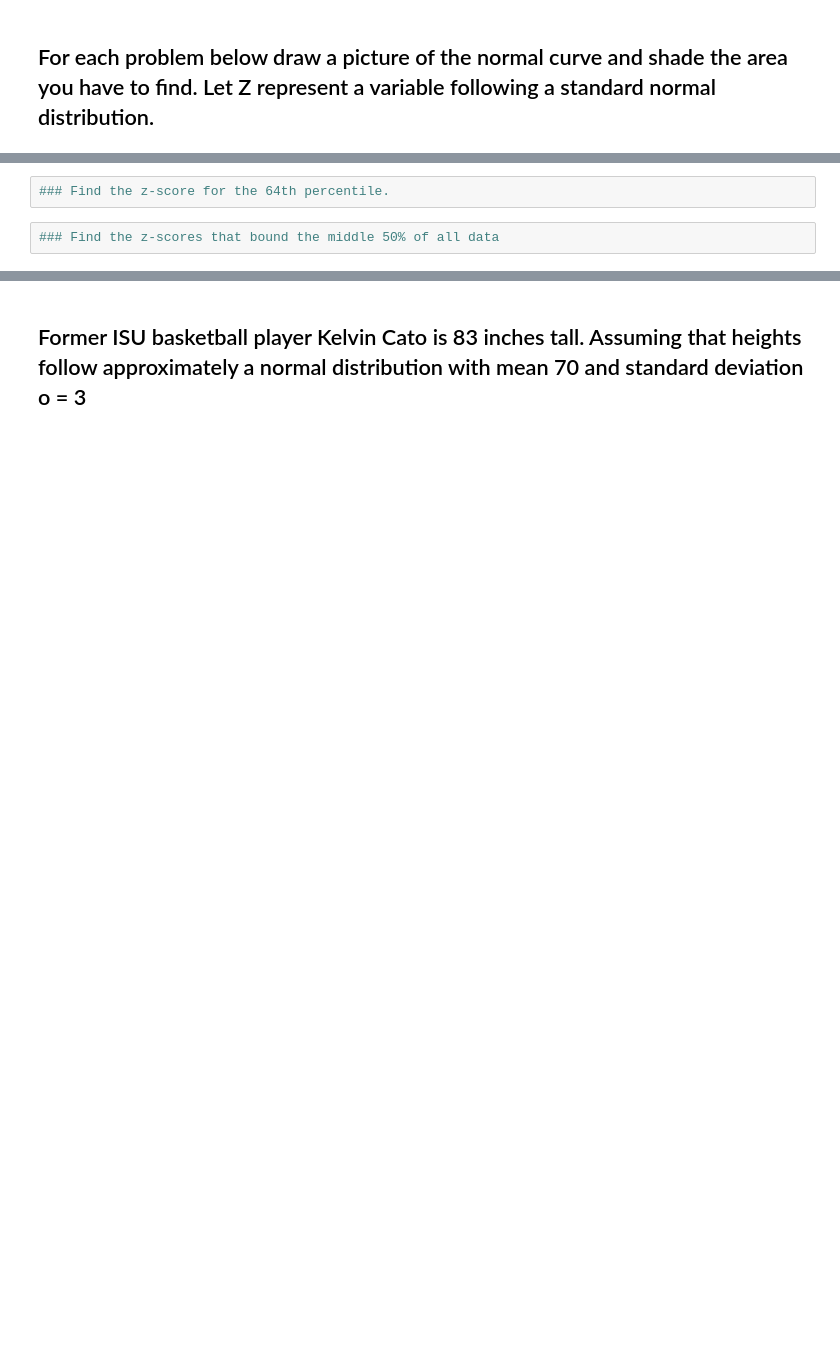
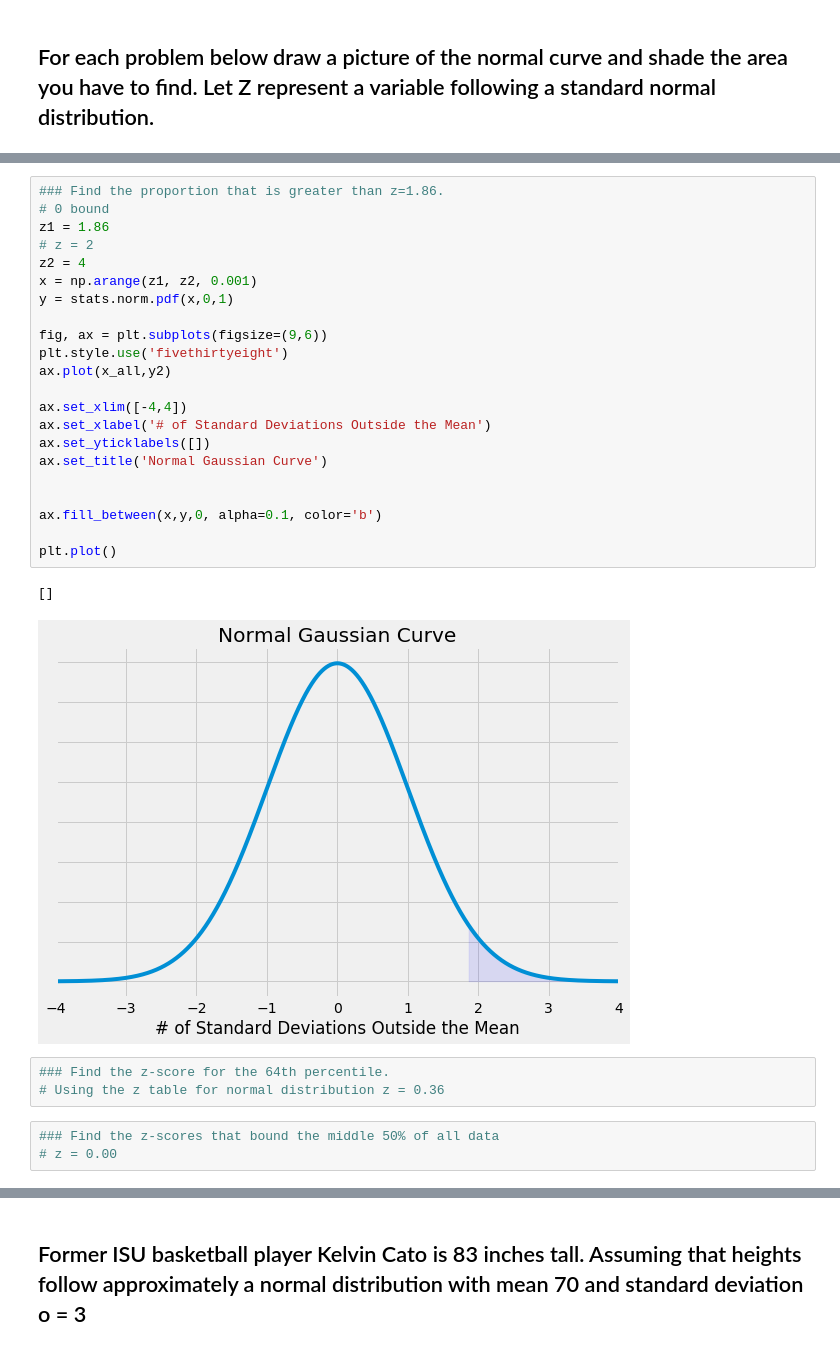
Before and after one commit to Mintri1199/Quantitative-Literacy, a Jupyter notebook: Distribution_Worksheet.ipynb, the cells around one changed output, grey strips where cells are left out. Drawn from its saved outputs; the diff is of its cells as text; blank space fills up the shorter version.

Commit message:
[Added] finished distribution worksheet

```diff
--- a/Distribution_Worksheet.ipynb
+++ b/Distribution_Worksheet.ipynb
@@ -23,6 +92,33 @@ plt.show()
+# %%
+### Find the proportion that is greater than z=1.86.
+# 0 bound
+z1 = 1.86
+# z = 2
+z2 = 4
+x = np.arange(z1, z2, 0.001)
+y = stats.norm.pdf(x,0,1)
+
+fig, ax = plt.subplots(figsize=(9,6))
+plt.style.use('fivethirtyeight')
+ax.plot(x_all,y2)
+
+ax.set_xlim([-4,4])
+ax.set_xlabel('# of Standard Deviations Outside the Mean')
+ax.set_yticklabels([])
+ax.set_title('Normal Gaussian Curve')
+
+
+ax.fill_between(x,y,0, alpha=0.1, color='b')
+
+plt.plot()
+# %% [output]
+[]
+[figure, added]
 # %%
 ### Find the z-score for the 64th percentile.
+# Using the z table for normal distribution z = 0.36
 # %%
 ### Find the z-scores that bound the middle 50% of all data
+# z = 0.00
 # %%
 ### Find the z-score for the 24th percentile.
```
Also changed, not shown: parts of 23 cells of this notebook.
